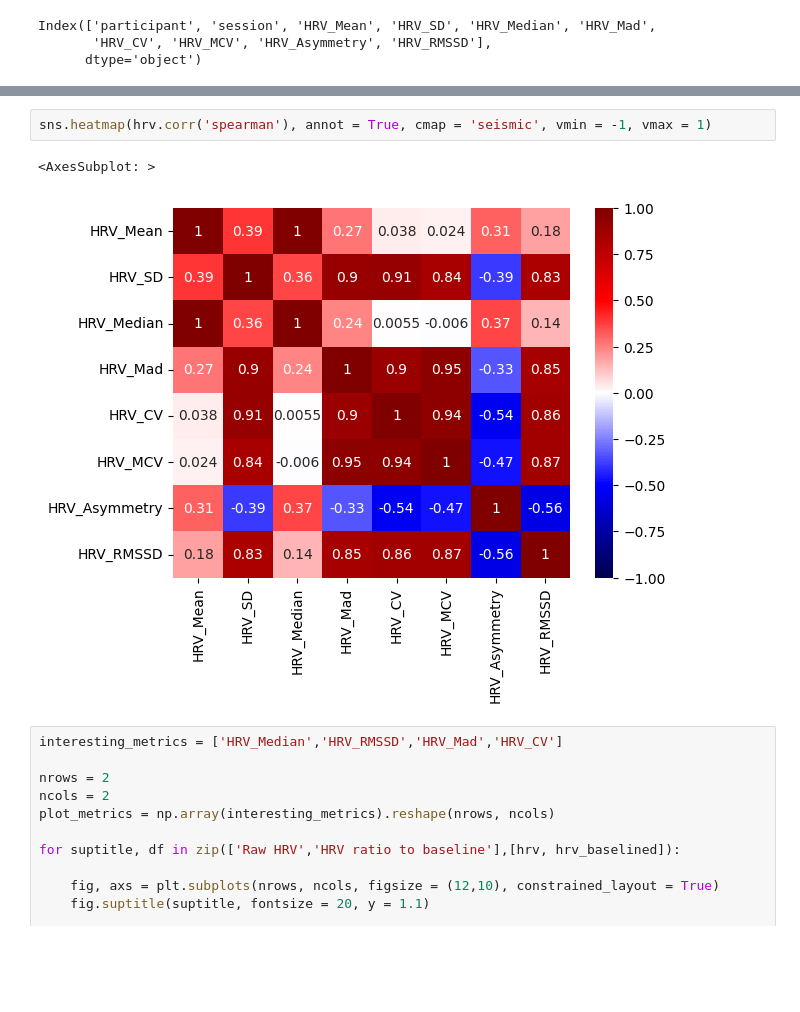
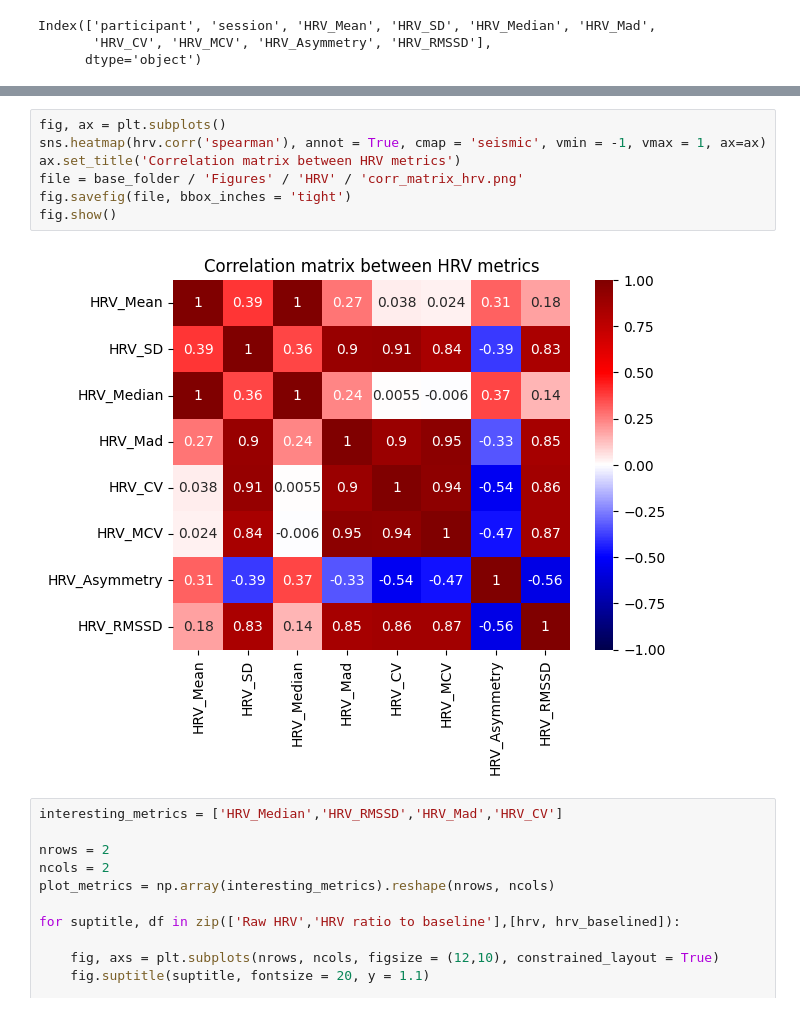
Before and after one commit to ValentinGhibaudo/Emosens_3, a Jupyter notebook: stats_hrv.ipynb, the cells around one changed output, grey strips where cells are left out. Saved outputs shown, nothing was run; the diff lists cells and outputs as text; blank space fills up the shorter version.

Commit message:
dvp correlations ++

```diff
--- a/stats_hrv.ipynb
+++ b/stats_hrv.ipynb
@@ -69,10 +69,14 @@ hrv
 | 0 | P12 | music | 745.066085 | 24.357876 | 749.0 | 22.239033 | 0.032692 | 0.029692 | 3.933915 | ... |
 | 0 | P12 | odor | 724.342201 | 15.521338 | 724.0 | 14.826022 | 0.021428 | 0.020478 | -0.342201 | ... |
 # %%
-sns.heatmap(hrv.corr('spearman'), annot = True, cmap = 'seismic', vmin = -1, vmax = 1)
+fig, ax = plt.subplots()
+sns.heatmap(hrv.corr('spearman'), annot = True, cmap = 'seismic', vmin = -1, vmax = 1, ax=ax)
+ax.set_title('Correlation matrix between HRV metrics')
+file = base_folder / 'Figures' / 'HRV' / 'corr_matrix_hrv.png'
+fig.savefig(file, bbox_inches = 'tight')
+fig.show()
 # %% [output]
-<AxesSubplot: >
-[figure, old version]
+[figure, new version]
 # %%
 interesting_metrics = ['HRV_Median','HRV_RMSSD','HRV_Mad','HRV_CV']
 
```
Also changed, not shown: 2 other files.
